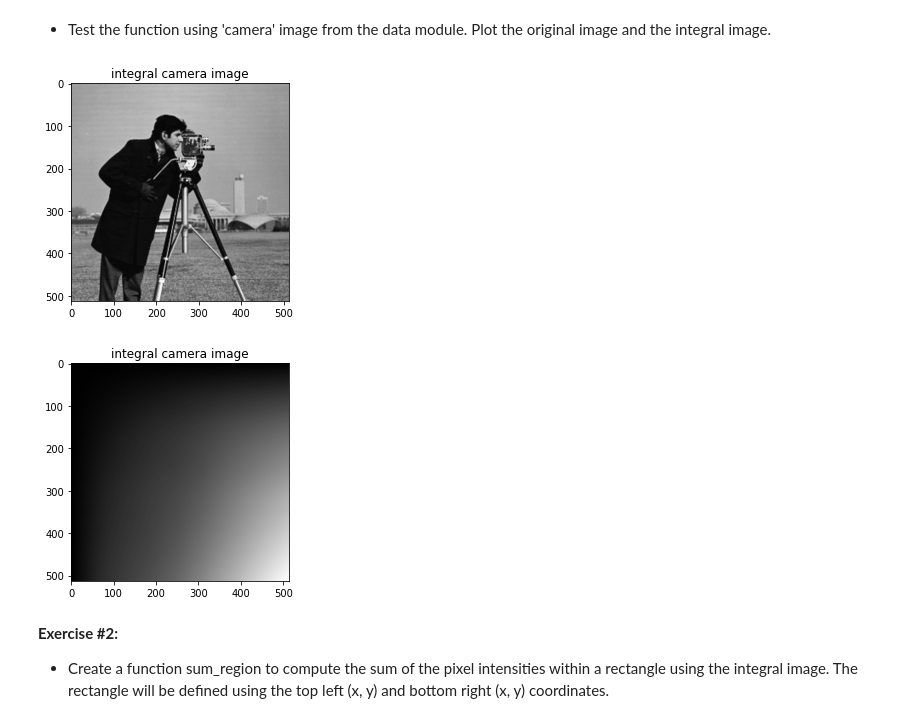
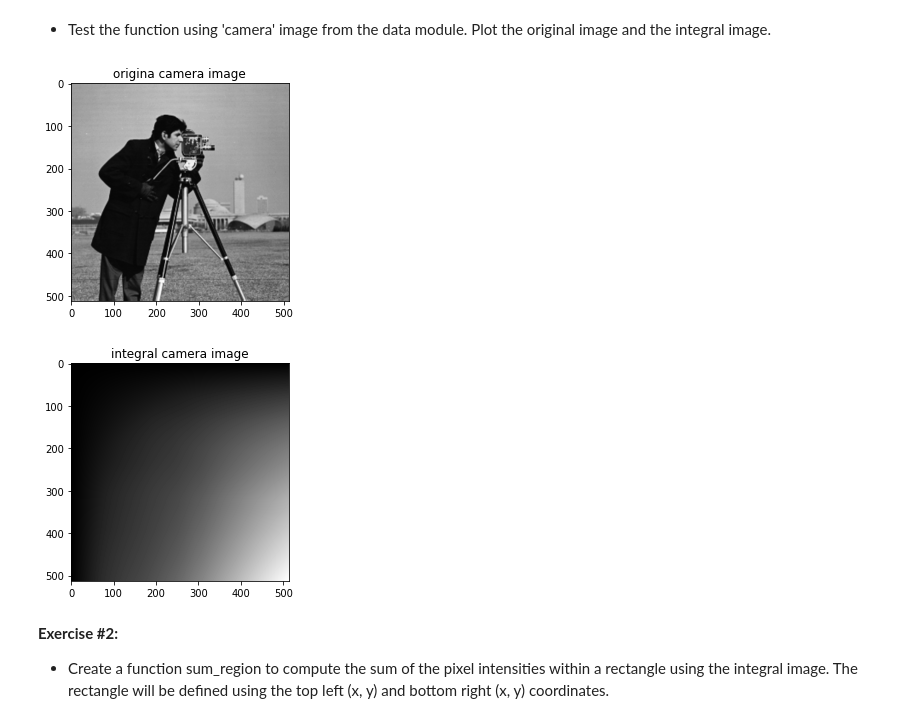
Before and after one commit to UPC-MAI-GitHub/MAI-CV, a Jupyter notebook: P5_face_detection_and_recognition/p5_face_detection_and_recognition.ipynb, the cells around one changed output. Saved outputs shown, nothing was run; the diff lists cells and outputs as text; code cells hidden in the pictures.

```diff
--- a/P5_face_detection_and_recognition/p5_face_detection_and_recognition.ipynb
+++ b/P5_face_detection_and_recognition/p5_face_detection_and_recognition.ipynb
@@ -102,17 +102,17 @@ print(ii_img_array)
 # %%
 # solution
 cameraImage = data.camera()
 iiCameraImage = compute_integral_image(cameraImage)
 
 plt.imshow(cameraImage, cmap="gray")
-plt.title("integral camera image")
+plt.title("origina camera image")
 plt.show()
 
 plt.imshow(iiCameraImage, cmap="gray")
 plt.title("integral camera image")
 plt.show()
 # %% [output]
-[figure, old version]
+[figure, new version]
 [figure]
 # %% [markdown]
 **Exercise #2:**
```
Also changed, not shown: parts of 16 cells of this notebook.
